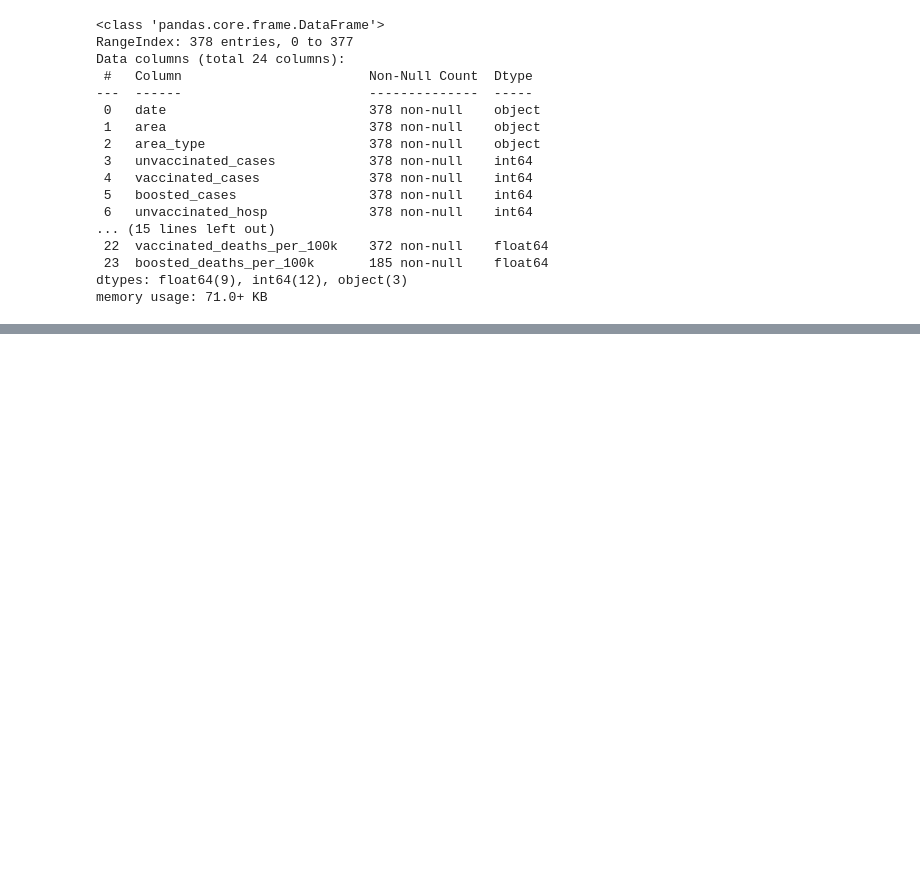
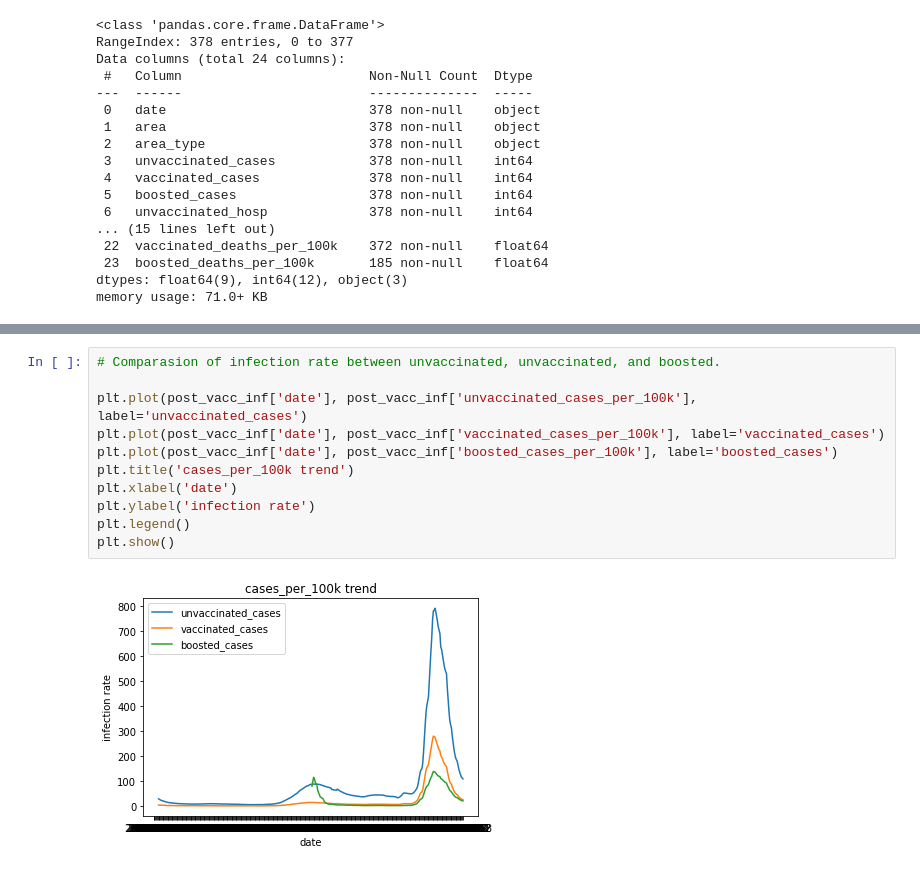
Before and after one commit to RunfengJiang/CMPE-255_Project_Team8, a Jupyter notebook: scripts/Post-Vaccination_Infection_Data_Analysis.ipynb, the cells around one changed output, grey strips where cells are left out. Drawn from its saved outputs; the diff is of its cells as text; blank space fills up the shorter version.

```diff
--- a/scripts/Post-Vaccination_Infection_Data_Analysis.ipynb
+++ b/scripts/Post-Vaccination_Infection_Data_Analysis.ipynb
@@ -113,2 +113,15 @@ post_vacc_inf.loc[(post_vacc_inf['population_vaccinated'].max() == post_vacc_inf
 249    2021-10-08
 Name: date, dtype: object
+# %%
+# Comparasion of infection rate between unvaccinated, unvaccinated, and boosted.
+
+plt.plot(post_vacc_inf['date'], post_vacc_inf['unvaccinated_cases_per_100k'], label='unvaccinated_cases')
+plt.plot(post_vacc_inf['date'], post_vacc_inf['vaccinated_cases_per_100k'], label='vaccinated_cases')
+plt.plot(post_vacc_inf['date'], post_vacc_inf['boosted_cases_per_100k'], label='boosted_cases')
+plt.title('cases_per_100k trend')
+plt.xlabel('date')
+plt.ylabel('infection rate')
+plt.legend()
+plt.show()
+# %% [output]
+[figure, added]
```
Also changed, not shown: parts of 3 cells of this notebook.
